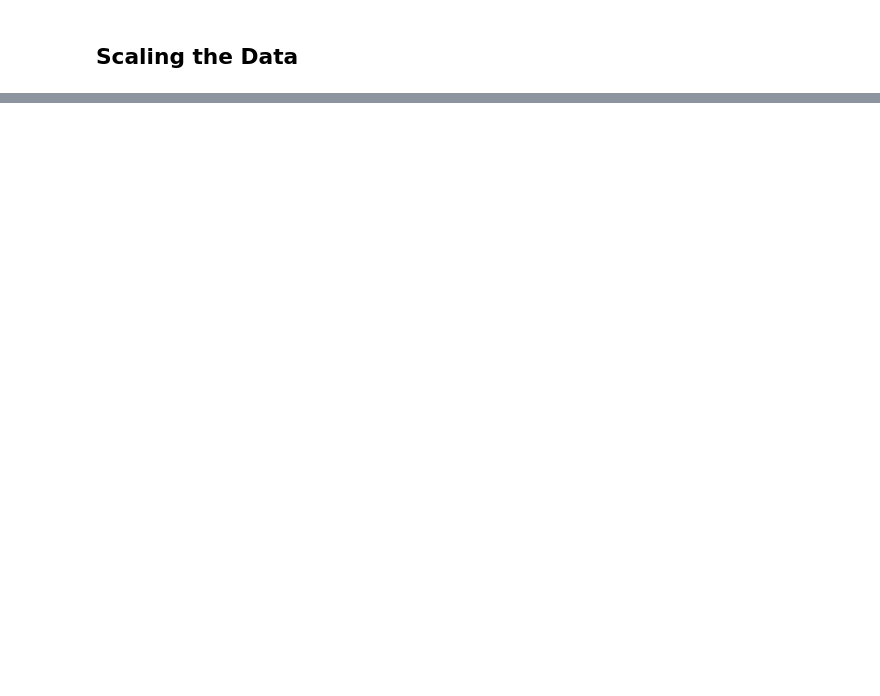
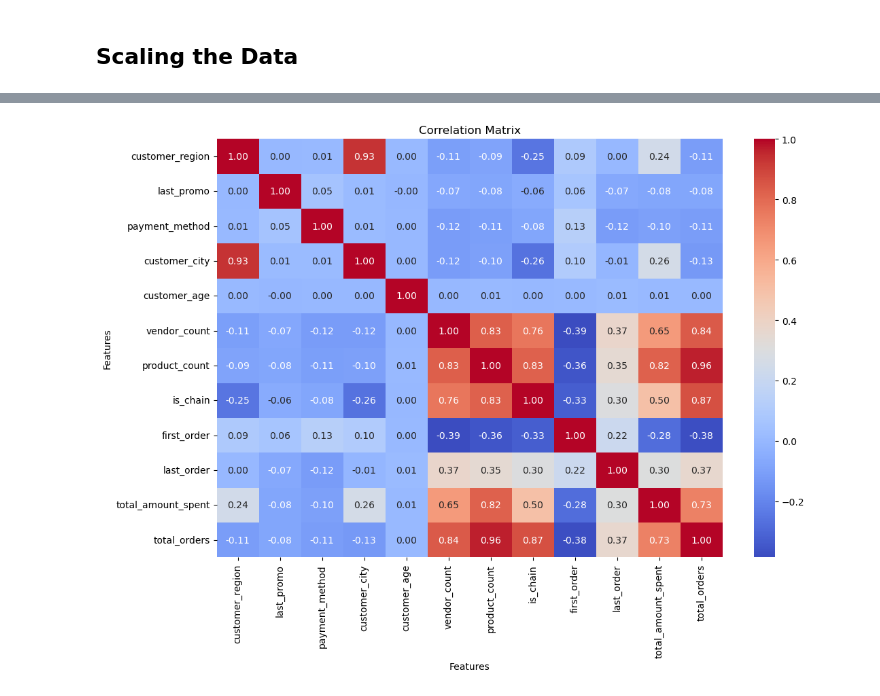
Before and after one commit to nunonuness/DM, a Jupyter notebook: Feature Selection.ipynb, the cells around one changed output, grey strips where cells are left out. Cells and saved outputs as stored; diff of their text form; code cells hidden in the pictures; blank space fills up the shorter version.

```diff
--- a/Feature Selection.ipynb
+++ b/Feature Selection.ipynb
@@ -73,6 +73,9 @@ df.head()
 # %%
 # the feature 'customer_city' is a categorical feature
 df['customer_city'] = df['customer_city'].astype('object')
+# %%
+# Drop columns with labels in the range '0-20' to '71-80'
+df.drop(columns=df.loc[:, '0-20':'71-80'].columns, inplace=True)
 # %%
 # select columns representing orders per hour (HR_0 to HR_23)
 orders_per_hour = df.loc[:, 'HR_0':'HR_23']
@@ -167,3 +148,21 @@ df.head()
 | f6d1b2ba63 | 0.161995 | 1.014735 | 0.558859 | 0.007880 | 1.486128 | -0.765813 | ... |
 | 180c632ed8 | 0.161995 | 0.102582 | 1.820275 | 0.007880 | -0.207697 | -0.405124 | ... |
 | 4eb37a6705 | 0.161995 | -0.809570 | 1.820275 | 0.007880 | -1.054610 | -0.405124 | ... |
+# %%
+correlation_matrix = df.corr()
+
+# Set up the matplotlib figure
+plt.figure(figsize=(12, 8))
+
+# Draw the heatmap
+sns.heatmap(correlation_matrix, annot=True, fmt=".2f", cmap='coolwarm')
+
+# Adding titles and labels
+plt.title('Correlation Matrix')
+plt.xlabel('Features')
+plt.ylabel('Features')
+
+# Show the plot
+plt.show()
+# %% [output]
+[figure, added]
```
Also changed, not shown: parts of 6 cells of this notebook.
